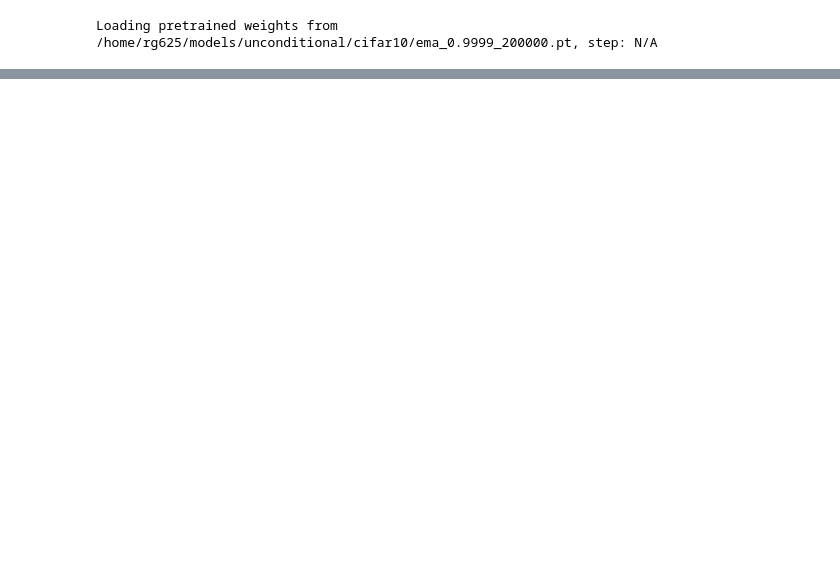
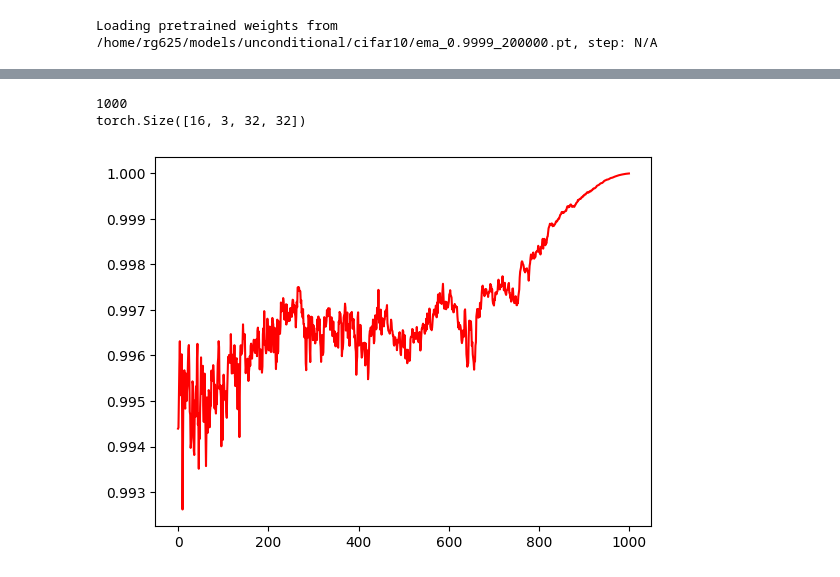
Before and after one commit to rg625/guided-diffusion, a Jupyter notebook: visualize.ipynb, the cells around one changed output, grey strips where cells are left out. Saved outputs shown, nothing was run; the diff lists cells and outputs as text; code cells hidden in the pictures; blank space fills up the shorter version.

```diff
--- a/visualize.ipynb
+++ b/visualize.ipynb
@@ -139,0 +148,20 @@ Clipping input data to the valid range for imshow with RGB data ([0..1] for floa
+# %%
+prior_score = model.sample_encoding["prior_score"]
+conditional_score = model.sample_encoding["conditional_score"]
+print(len(prior_score))
+print(prior_score[0].shape)
+
+prior_norm = []
+conditional_norm = []
+ratios = []
+for i in range(len(prior_score)):
+    prior_norm.append(torch.norm(prior_score[i]).cpu().numpy()/((torch.norm(conditional_score[i]).cpu().numpy()+torch.norm(prior_score[i]).cpu().numpy())))
+    conditional_norm.append(torch.norm(conditional_score[i]).cpu().numpy()/((torch.norm(conditional_score[i]).cpu().numpy()+torch.norm(prior_score[i]).cpu().numpy())))
+
+plt.plot(prior_norm, c='r')
+# plt.plot(conditional_norm, c='b')
+plt.show()
+# %% [output]
+1000
+torch.Size([16, 3, 32, 32])
+[figure, added]
```
Also changed, not shown: parts of 4 cells of this notebook, 4 other files.
